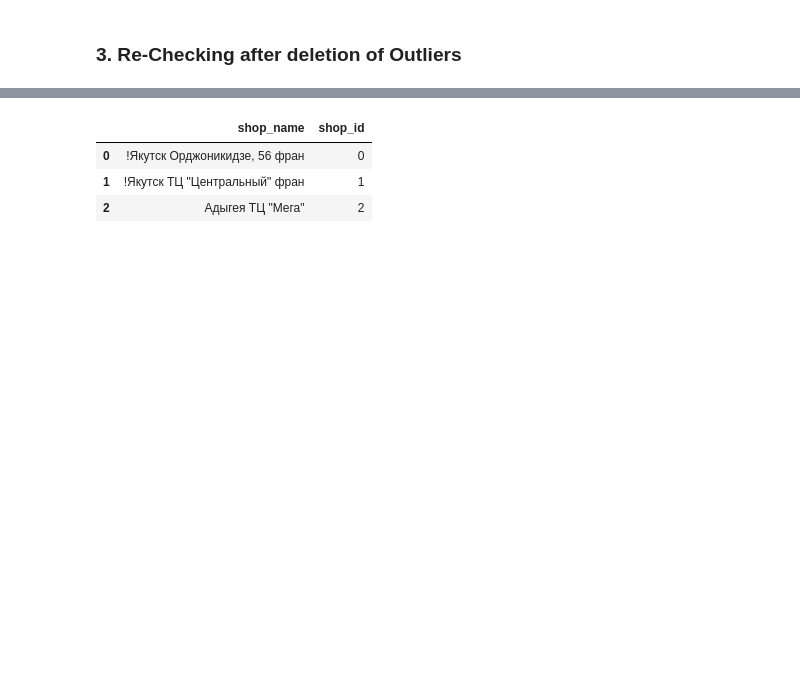
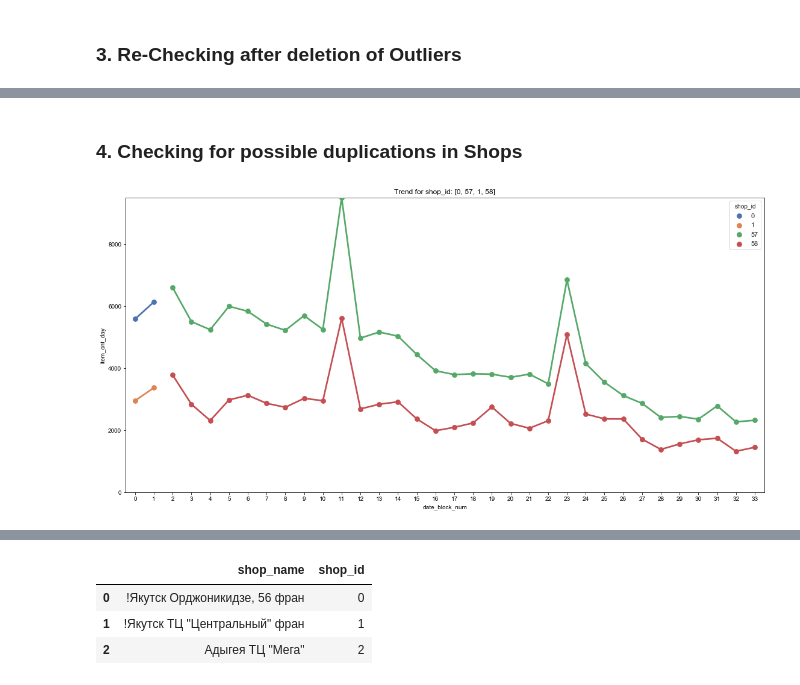
Before and after one commit to rfhussain/py4ds_final_project, a Jupyter notebook: src/cleaning.ipynb, the cells around one changed output, grey strips where cells are left out. Cells and saved outputs as stored; diff of their text form; code cells hidden in the pictures; blank space fills up the shorter version.

```diff
--- a/src/cleaning.ipynb
+++ b/src/cleaning.ipynb
@@ -60,3 +62,9 @@ Wall time: 275 ms
+# %%
+#df_sales = df_sales[df_sales['item_cnt_day'] <= 1001]
+#df_sales = df_sales[df_sales['item_price'] <= 100000]
+
+#item price, should obviously not be less than 0 ... either it should be deleted or imputed.
+df_sales = df_sales[df_sales['item_price'] > 0]
 # %%
 %%time
 # checking for price
@@ -94,3 +102,13 @@ Wall time: 281 ms
 # %%
 #instantiate the object (all important functions are gathered in this class)
 sales_util = utils.SalesUtils('')
+# %% [markdown]
+### 4. Checking for possible duplications in Shops
+# %%
+# using the fuzzy logic, I checked on the duplication of the similar shops.
+# based on the similarity, certain shops have a 100 token set match.
+# I am performing the sales trend analysis on the similar shops
+gb_shop = df_sales.groupby(['shop_id','date_block_num'], as_index=False)['item_cnt_day'].sum()
+sales_util.plot_sales_trend([0,57,1,58],'shop_id', gb_shop)
+# %% [output]
+[figure, added]
```
Also changed, not shown: parts of 31 cells of this notebook, 2 other files.
